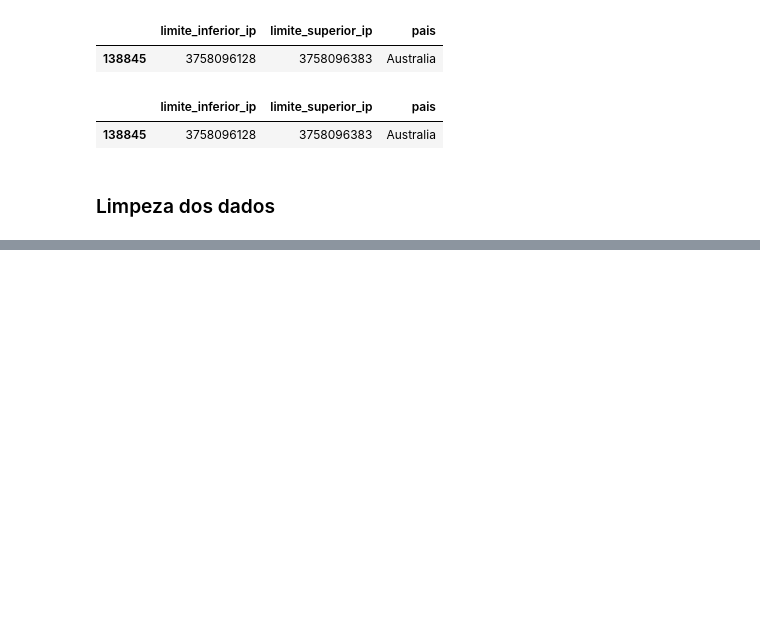
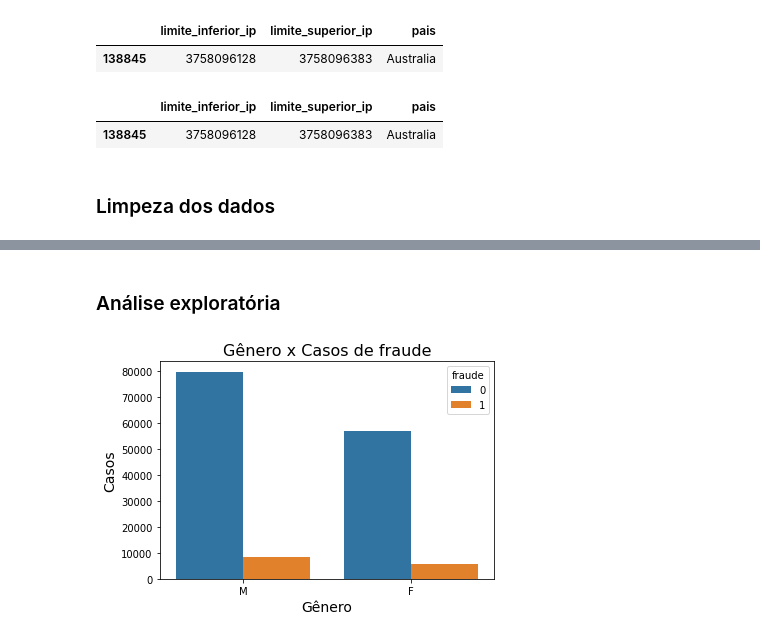
Before and after one commit to LilianeAquino/notebooks_cursos_alura, a Jupyter notebook: Modelos preditivos em dados: detecção de fraude/deteccao_de_fraude.ipynb, the cells around one changed output, grey strips where cells are left out. Drawn from its saved outputs; the diff is of its cells as text; code cells hidden in the pictures; blank space fills up the shorter version.

Commit message:
Deteccao de fraudes

```diff
--- a/Modelos preditivos em dados: detecção de fraude/deteccao_de_fraude.ipynb
+++ b/Modelos preditivos em dados: detecção de fraude/deteccao_de_fraude.ipynb
@@ -151,19 +154,19 @@ display(ISP_df[ISP_df['limite_superior_ip'] == ISP_df['limite_superior_ip'].max(
 # %%
 def isp_counts(isp):
     pais = ISP_df[(ISP_df['limite_inferior_ip'] <= isp) & (ISP_df['limite_superior_ip'] >= isp)]['pais']
+
     if pais.shape[0] == 1:
-        return print('Único')
+        return 'Único'
     elif pais.shape[0] > 1:
-        return print('Vários países')
+        return 'Vários países'
     elif pais.shape[0] == 0:
         if isp > ISP_df['limite_superior_ip'].max():
-            return print('Muito grande')
+            return 'Muito grande'
         elif isp < ISP_df['limite_inferior_ip'].min():
-            return print('Muito pequeno')
+            return 'Muito pequeno'
         else:
-            return print('Faltando')
+            return 'Faltando'
 
-
-ip_counts = fraude_df['ip'].apply(isp_counts)
-ip_counts.value_counts()
+fraude_df['isp_count'] = fraude_df['ip'].apply(isp_counts)
+fraude_df['isp_count'].value_counts()
 # %% [output]
@@ -191,8 +181,9 @@ def ip_para_pais(ip):
     if tmp.shape[0] == 1:
         return tmp.iloc[0]
     elif tmp.shape[0] < 1:
-        return print('Faltando')
+        return 'Faltando'
     elif tmp.shape[0] > 1:
-        return print('Erro')
+        return 'Erro'
 
 fraude_df['pais'] = fraude_df['ip'].apply(ip_para_pais)
+fraude_df['pais'].value_counts()
@@ -198,0 +203,10 @@ fraude_df['pais'] = fraude_df['ip'].apply(ip_para_pais)
+# %% [markdown]
+### Análise exploratória
+# %%
+sns.countplot(x='genero', hue='fraude', data=fraude_df)
+plt.xlabel('Gênero', fontsize=14)
+plt.ylabel('Casos', fontsize=14)
+plt.title('Gênero x Casos de fraude', fontsize=16)
+plt.show()
+# %% [output]
+[figure, added]
```
Also changed, not shown: parts of 16 cells of this notebook.
